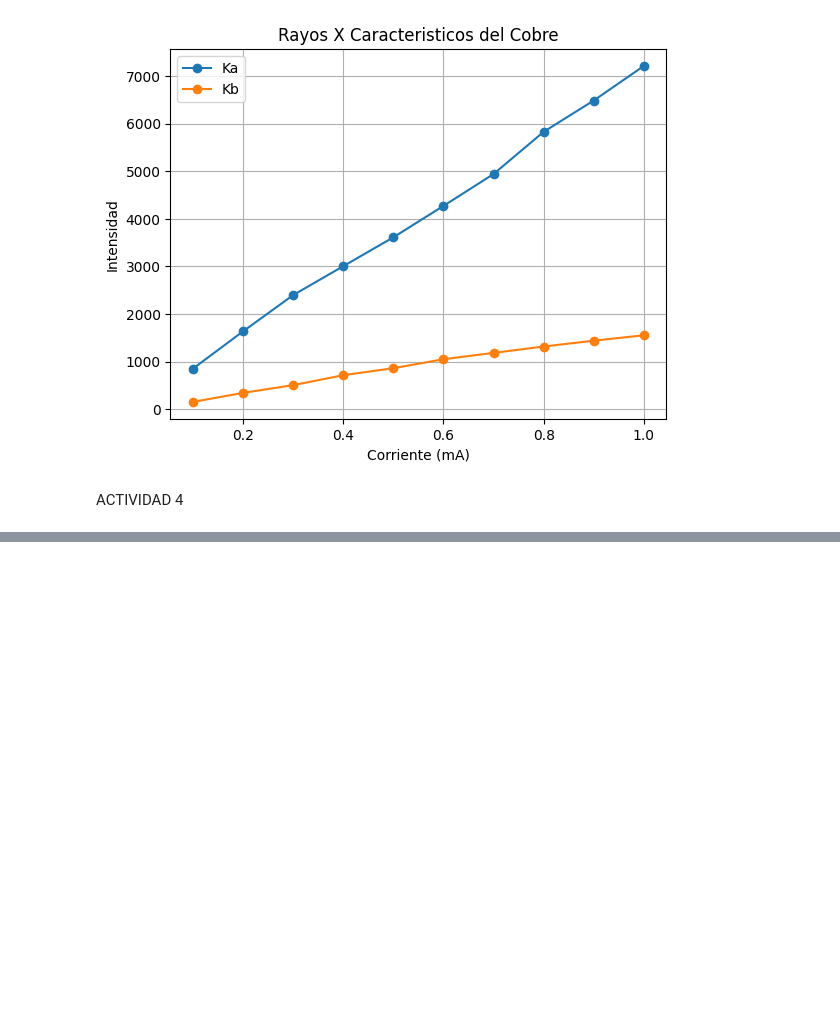
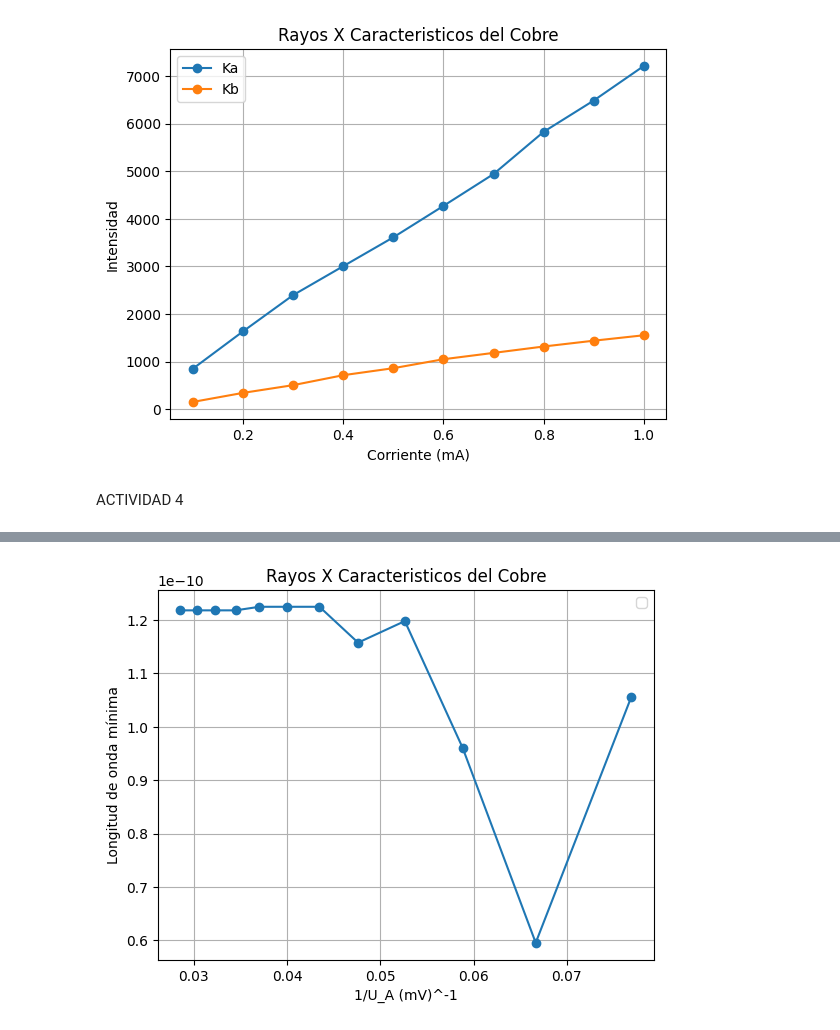
Before and after one commit to LabIntermedio/COD-INTERMEDIO, a Jupyter notebook: Rayos X/Rayos X.ipynb, the cells around one changed output, grey strips where cells are left out. Saved outputs shown, nothing was run; the diff lists cells and outputs as text; code cells hidden in the pictures; blank space fills up the shorter version.

```diff
--- a/Rayos X/Rayos X.ipynb
+++ b/Rayos X/Rayos X.ipynb
@@ -596,0 +594,47 @@ NameError: name 'Jadnaifn' is not defined
+# %%
+
+
+lambda_min=[]
+
+lm13=ley_de_bragg(actividad4['?ngulo del crista'][np.argmax(actividad4['Tasa con 13kV'])])
+lambda_min.append([lm13,1/13])
+lm15=ley_de_bragg(actividad4['?ngulo del crista'][np.argmax(actividad4['Tasa con 15kV'])])
+lambda_min.append([lm15,1/15])
+lm17=ley_de_bragg(actividad4['?ngulo del crista'][np.argmax(actividad4['Tasa con 17kV'])])
+lambda_min.append([lm17,1/17])
+lm19=ley_de_bragg(actividad4['?ngulo del crista'][np.argmax(actividad4['Tasa con 19kV'])])
+lambda_min.append([lm19,1/19])
+lm21=ley_de_bragg(actividad4['?ngulo del crista'][np.argmax(actividad4['Tasa con 21kV'])])
+lambda_min.append([lm21,1/21])
+lm23=ley_de_bragg(actividad4['?ngulo del crista'][np.argmax(actividad4['Tasa con 23kV'])])
+lambda_min.append([lm23,1/23])
+lm25=ley_de_bragg(actividad4['?ngulo del crista'][np.argmax(actividad4['Tasa con 25kV'])])
+lambda_min.append([lm25,1/25])
+lm27=ley_de_bragg(actividad4['?ngulo del crista'][np.argmax(actividad4['Tasa con 27kV'])])
+lambda_min.append([lm27,1/27])
+lm29=ley_de_bragg(actividad4['?ngulo del crista'][np.argmax(actividad4['Tasa con 29kV'])])
+lambda_min.append([lm29,1/29])
+lm31=ley_de_bragg(actividad4['?ngulo del crista'][np.argmax(actividad4['Tasa con 31kV'])])
+lambda_min.append([lm31,1/31])
+lm33=ley_de_bragg(actividad4['?ngulo del crista'][np.argmax(actividad4['Tasa con 33kV'])])
+lambda_min.append([lm33,1/33])
+lm35=ley_de_bragg(actividad4['?ngulo del crista'][np.argmax(actividad4['Tasa con 35kV'])])
+lambda_min.append([lm35,1/35])
+
+# Extraer las coordenadas x e y
+x_lm = [punto[1] for punto in lambda_min]  # Lista de los valores x
+y_lm = [punto[0] for punto in lambda_min]  # Lista de los valores y
+
+
+# Crear el gráfico
+
+plt.plot(x_lm, y_lm, 'o-')  # 'o-' para líneas con puntos
+
+plt.title('Rayos X Caracteristicos del Cobre')
+plt.xlabel('1/U_A (mV)^-1')
+plt.ylabel('Longitud de onda mínima')
+plt.grid()
+plt.legend()
+plt.show()
+# %% [output]
+[figure, added]
```
Also changed, not shown: parts of 3 cells of this notebook.
